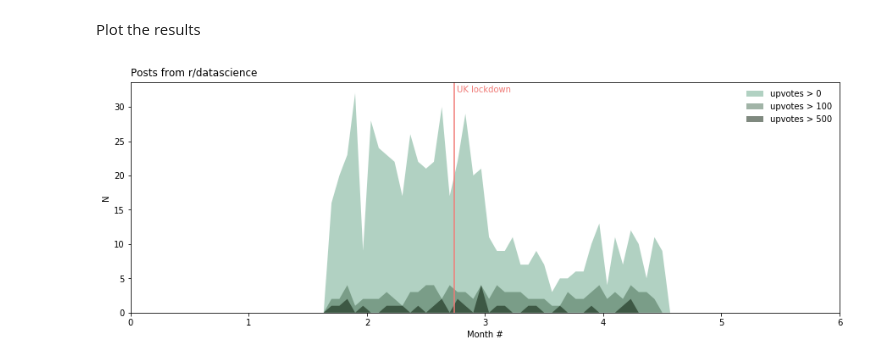
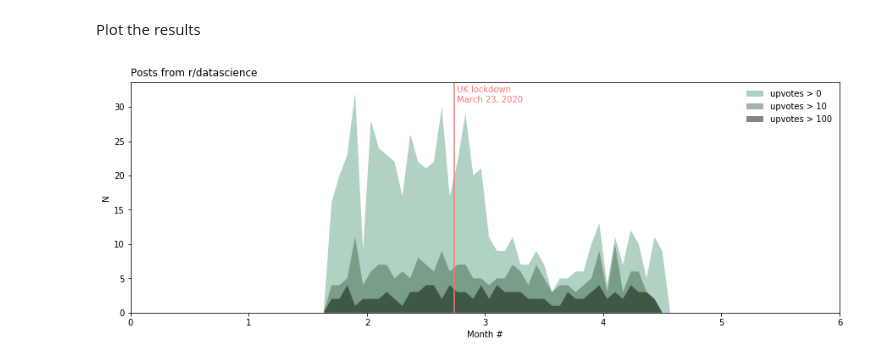
Before and after one commit to timberhill/reddy, a Jupyter notebook: reddy.ipynb, the cells around one changed output. Drawn from its saved outputs; the diff is of its cells as text; code cells hidden in the pictures.

```diff
--- a/reddy.ipynb
+++ b/reddy.ipynb
@@ -49,37 +49,37 @@ cache.update_all_indices()
 # %% [markdown]
 Plot the results
 # %%
-upvote_limits = [0, 100, 500]
+upvote_limits = [0, 10, 100]
 colours = ["#64a587", "#446b50", "#011501"]
 alphas = [0.5, 0.5, 0.5]
 
 posts = cache.select(subreddit_name, t=None)
 posts["created_utc_obj"] = posts.apply(lambda row: datetime.utcfromtimestamp(row["created_utc"]), axis=1)
 months_all  = [t.month + t.day/31 - 1 for t in posts["created_utc_obj"]]
 
 
 # plot
 f, ax = plt.subplots(1, 1, figsize=(15, 5))
 f.suptitle(f"Posts from r/{subreddit_name}", ha="left", x=0.125, y=0.93)
 bins = np.arange(0, 6, 1.0 / 15)
 
 for i, ulim in enumerate(upvote_limits):
     months_some = [t.month + t.day/31 - 1 for t in posts.where(posts["ups"] > ulim).dropna(axis=0, how='any')["created_utc_obj"]]
     y, x = np.histogram(months_some, bins=bins)
     x = 0.5 * (x[1:] + x[:-1])
     ax.fill(x, y, c=colours[i], alpha=alphas[i], lw=0, label=f"upvotes > {ulim}")
 
 lockdown_uk = datetime(2020, 3, 23)
 lockdown_uk_month = lockdown_uk.month + lockdown_uk.day/31 - 1
 ax.axvline(lockdown_uk_month, c="#f17b77")
-ax.text(lockdown_uk_month+0.02, ax.get_ylim()[1]-0.5, "UK lockdown", color="#f17b77", va="top")
+ax.text(lockdown_uk_month+0.02, ax.get_ylim()[1]-0.5, "UK lockdown\nMarch 23, 2020", color="#f17b77", va="top")
 
 ax.set_xlim(0, 6)
 ax.set_ylim(0, ax.get_ylim()[1])
 ax.set_xlabel("Month #")
 ax.set_ylabel("N")
 
 plt.legend(frameon=False)
 plt.show()
 # %% [output]
-[figure, old version]
+[figure, new version]
```
Also changed, not shown: parts of 2 cells of this notebook, 2 other files.
